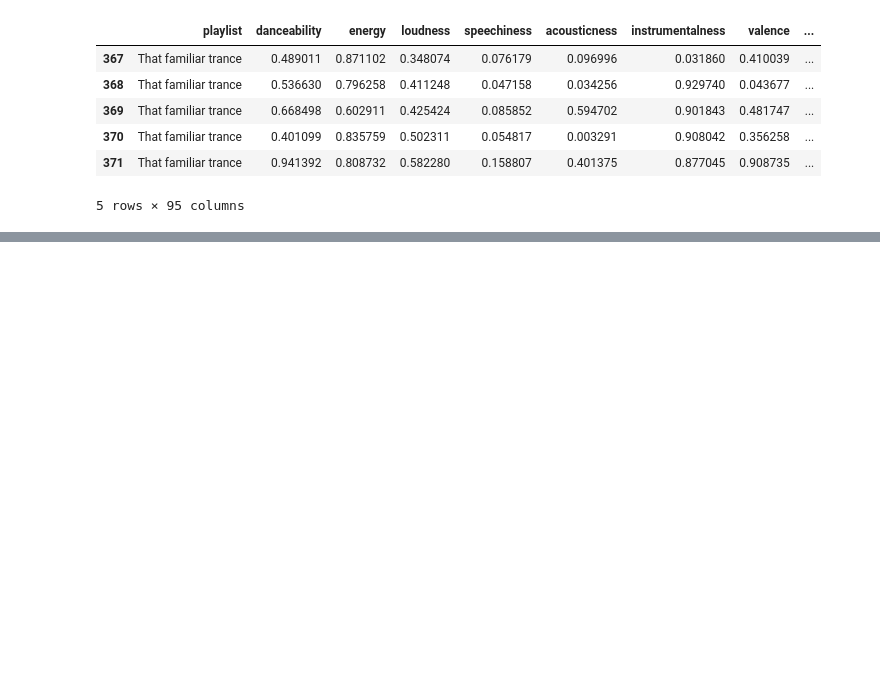
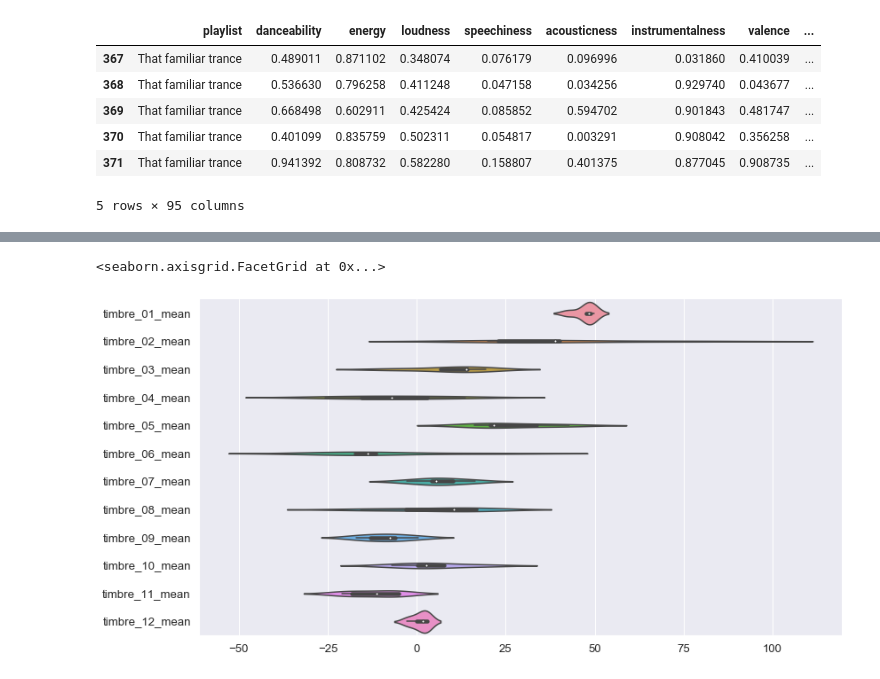
Before and after one commit to devarshi7/Capstone, a Jupyter notebook: EDA_feat_ and_segstats.ipynb, the cells around one changed output, grey strips where cells are left out. Drawn from its saved outputs; the diff is of its cells as text; code cells hidden in the pictures; blank space fills up the shorter version.

```diff
--- a/EDA_feat_ and_segstats.ipynb
+++ b/EDA_feat_ and_segstats.ipynb
@@ -124,0 +185,7 @@ enc_labels = LabelEncoder().fit_transform(labels)
+# %%
+seg_means = segstat_df.filter(regex='mean$',axis=1).head()
+# %%
+sns.catplot( data=seg_means, orient='h', kind='violin', height=6, aspect=2)
+# %% [output]
+<seaborn.axisgrid.FacetGrid at 0x...>
+[figure, added]
```
Also changed, not shown: parts of 16 cells of this notebook.
